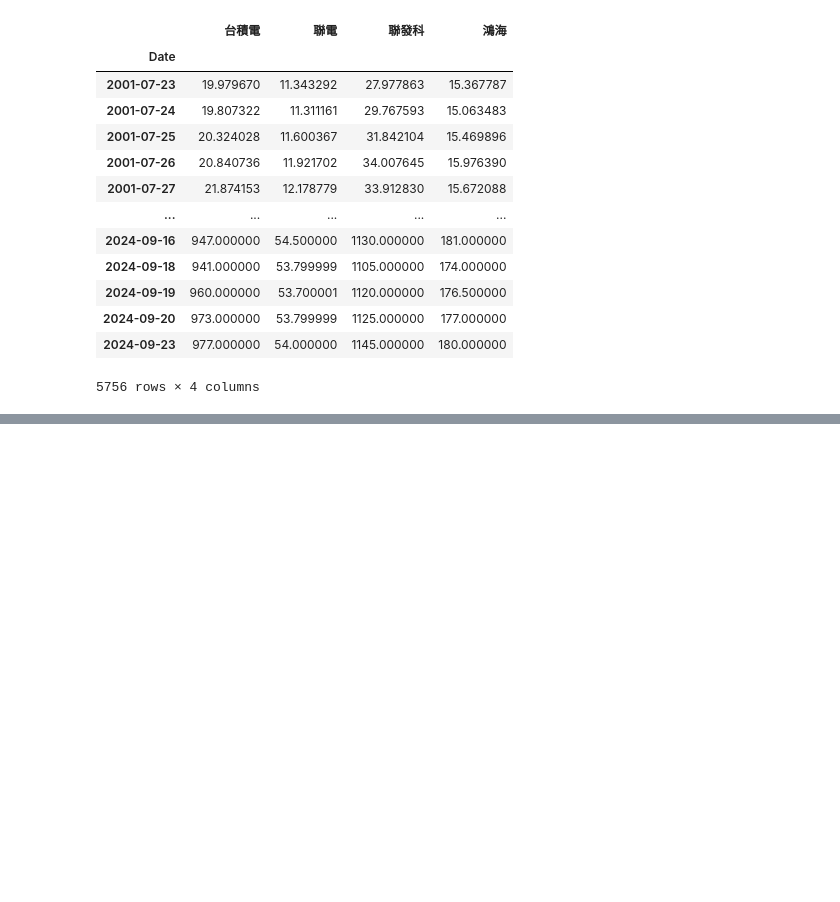
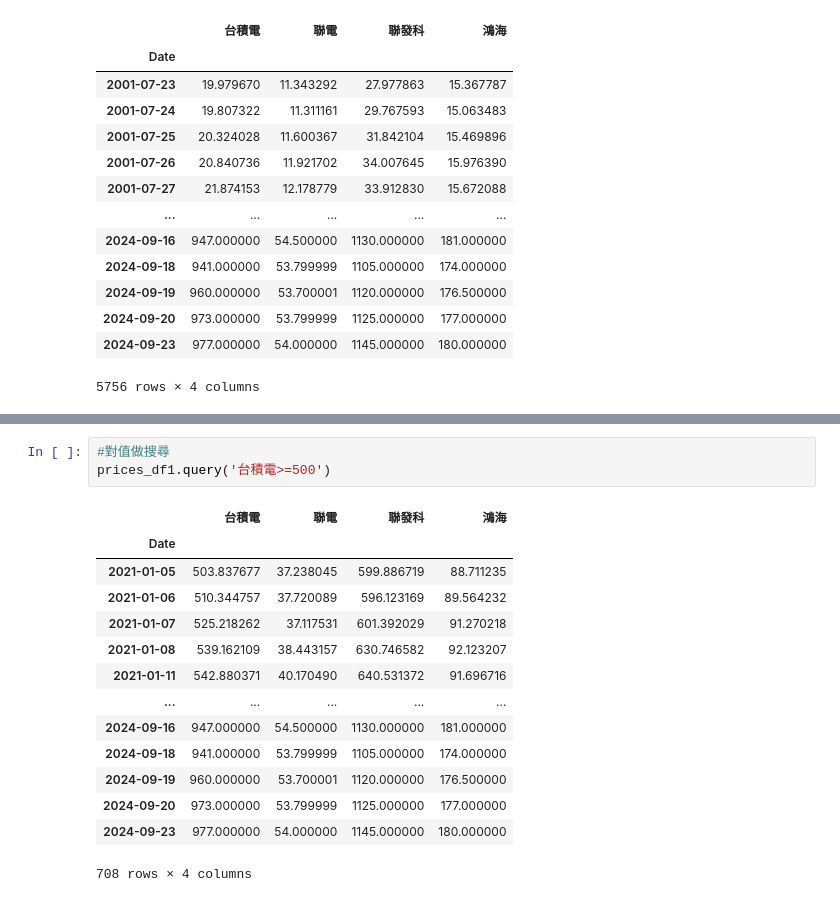
Before and after one commit to SophiaSu0925/__2024_07_29_AI_python, a Jupyter notebook: lesson17/lesson17_4.ipynb, the cells around one changed output, grey strips where cells are left out. Cells and saved outputs as stored; diff of their text form; blank space fills up the shorter version.

```diff
--- a/lesson17/lesson17_4.ipynb
+++ b/lesson17/lesson17_4.ipynb
@@ -112,0 +127,18 @@ prices_df1
+# %%
+#對值做搜尋
+prices_df1.query('台積電>=500')
+# %% [output]
+|  | 台積電 | 聯電 | 聯發科 | 鴻海 |
+| Date |  |  |  |  |
+| 2021-01-05 | 503.837677 | 37.238045 | 599.886719 | 88.711235 |
+| 2021-01-06 | 510.344757 | 37.720089 | 596.123169 | 89.564232 |
+| 2021-01-07 | 525.218262 | 37.117531 | 601.392029 | 91.270218 |
+| 2021-01-08 | 539.162109 | 38.443157 | 630.746582 | 92.123207 |
+| 2021-01-11 | 542.880371 | 40.170490 | 640.531372 | 91.696716 |
+| ... | ... | ... | ... | ... |
+| 2024-09-16 | 947.000000 | 54.500000 | 1130.000000 | 181.000000 |
+| 2024-09-18 | 941.000000 | 53.799999 | 1105.000000 | 174.000000 |
+| 2024-09-19 | 960.000000 | 53.700001 | 1120.000000 | 176.500000 |
+| 2024-09-20 | 973.000000 | 53.799999 | 1125.000000 | 177.000000 |
+| 2024-09-23 | 977.000000 | 54.000000 | 1145.000000 | 180.000000 |
+708 rows × 4 columns
```
Also changed, not shown: parts of 4 cells of this notebook.
